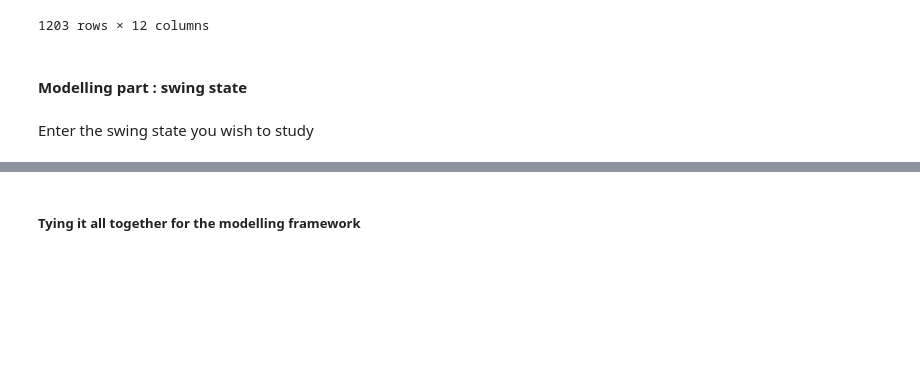
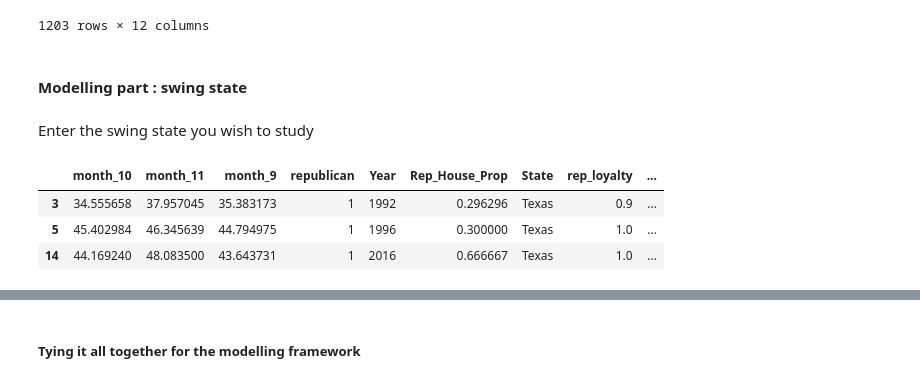
Before and after one commit to CS109a-Election2020/Harvard_G1, a Jupyter notebook: Electoral_College/Multi_state_model.ipynb, the cells around one changed output, grey strips where cells are left out. Cells and saved outputs as stored; diff of their text form; code cells hidden in the pictures; blank space fills up the shorter version.

```diff
--- a/Electoral_College/Multi_state_model.ipynb
+++ b/Electoral_College/Multi_state_model.ipynb
@@ -112,0 +122,7 @@ X_train, X_val, X_test, y_train, y_val, y_test = split(final_df, final_importanc
+# %%
+X_vals[0]
+# %% [output]
+|  | month_10 | month_11 | month_9 | republican | Year | Rep_House_Prop | State | rep_loyalty | ... |
+| 3 | 34.555658 | 37.957045 | 35.383173 | 1 | 1992 | 0.296296 | Texas | 0.9 | ... |
+| 5 | 45.402984 | 46.345639 | 44.794975 | 1 | 1996 | 0.300000 | Texas | 1.0 | ... |
+| 14 | 44.169240 | 48.083500 | 43.643731 | 1 | 2016 | 0.666667 | Texas | 1.0 | ... |
```
Also changed, not shown: parts of 10 cells of this notebook.
